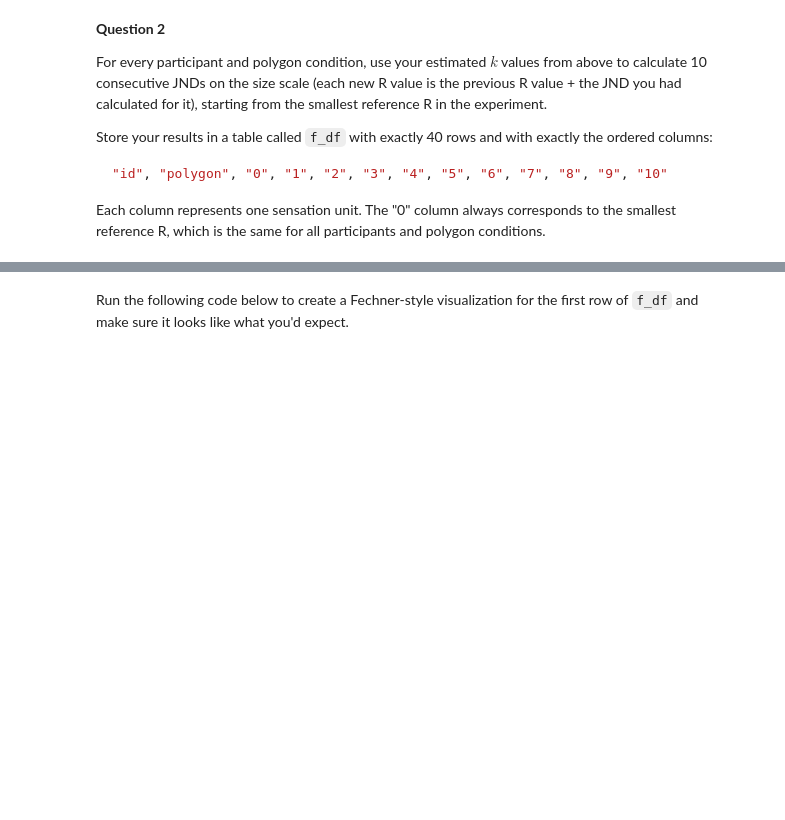
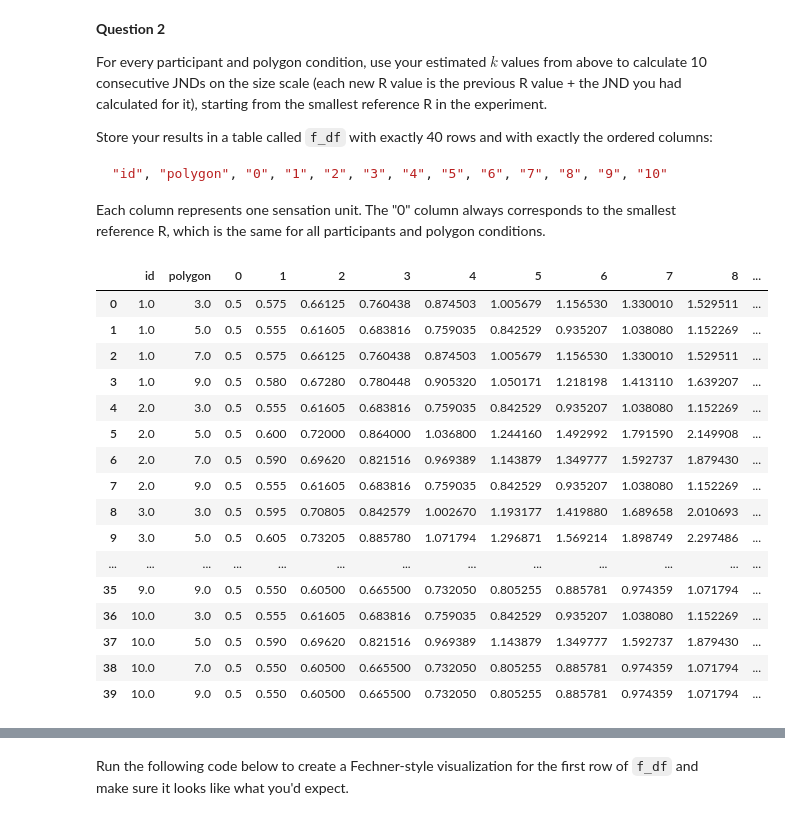
Before and after one commit to cros-nash/ds497, a Jupyter notebook: hw5/hw5.ipynb, the cells around one changed output, grey strips where cells are left out. Cells and saved outputs as stored; diff of their text form; code cells hidden in the pictures; blank space fills up the shorter version.

```diff
--- a/hw5/hw5.ipynb
+++ b/hw5/hw5.ipynb
@@ -60,0 +54,18 @@ k_df
+# %%
+# Your code here
+
+df = df.sort_values(['id', 'polygon', 'R']).reset_index(drop=True)
+df['prev'] = df.groupby(['id','polygon','R'])['correct'].shift(1)
+df['rev'] = (df['correct'] == 1) & (df['prev'] == 0)
+
+temp = (df[df['rev']].groupby(['id', 'polygon', 'R'], as_index=False)['Rc'].mean())
+
+temp['JND'] = temp['Rc'] - temp['R']
+
+temp['k'] = temp['JND'] / temp['R']
+
+jnd_df = (temp.groupby(['id', 'polygon'], as_index=False)['k'].mean())
+
+# Do not edit this code!
+k_df = jnd_df.sort_values(['id', 'polygon']).reset_index(drop=True)
+k_df
@@ -81,2 +105,49 @@ f_df
+# %%
+# Your code here
+
+rows = []
+
+for _, row in k_df.iterrows():
+    k = row["k"]
+
+    sizes = [0.5]
+
+    for _ in range(10):
+        next_size = sizes[-1] * (1 + k)
+        sizes.append(next_size)
+
+    row_dict = {
+        "id": row["id"],
+        "polygon": row["polygon"]
+    }
+
+    for j, size_val in enumerate(sizes):
+        row_dict[str(j)] = size_val
+
+    rows.append(row_dict)
+
+f_df = pd.DataFrame(rows)
+
+# Do not edit this code!
+f_df = f_df.sort_values(['id', 'polygon']).reset_index(drop=True)
+f_df
+# %% [output]
+|  | id | polygon | 0 | 1 | 2 | 3 | 4 | 5 | 6 | 7 | 8 | ... |
+| 0 | 1.0 | 3.0 | 0.5 | 0.575 | 0.66125 | 0.760438 | 0.874503 | 1.005679 | 1.156530 | 1.330010 | 1.529511 | ... |
+| 1 | 1.0 | 5.0 | 0.5 | 0.555 | 0.61605 | 0.683816 | 0.759035 | 0.842529 | 0.935207 | 1.038080 | 1.152269 | ... |
+| 2 | 1.0 | 7.0 | 0.5 | 0.575 | 0.66125 | 0.760438 | 0.874503 | 1.005679 | 1.156530 | 1.330010 | 1.529511 | ... |
+| 3 | 1.0 | 9.0 | 0.5 | 0.580 | 0.67280 | 0.780448 | 0.905320 | 1.050171 | 1.218198 | 1.413110 | 1.639207 | ... |
+| 4 | 2.0 | 3.0 | 0.5 | 0.555 | 0.61605 | 0.683816 | 0.759035 | 0.842529 | 0.935207 | 1.038080 | 1.152269 | ... |
+| 5 | 2.0 | 5.0 | 0.5 | 0.600 | 0.72000 | 0.864000 | 1.036800 | 1.244160 | 1.492992 | 1.791590 | 2.149908 | ... |
+| 6 | 2.0 | 7.0 | 0.5 | 0.590 | 0.69620 | 0.821516 | 0.969389 | 1.143879 | 1.349777 | 1.592737 | 1.879430 | ... |
+| 7 | 2.0 | 9.0 | 0.5 | 0.555 | 0.61605 | 0.683816 | 0.759035 | 0.842529 | 0.935207 | 1.038080 | 1.152269 | ... |
+| 8 | 3.0 | 3.0 | 0.5 | 0.595 | 0.70805 | 0.842579 | 1.002670 | 1.193177 | 1.419880 | 1.689658 | 2.010693 | ... |
+| 9 | 3.0 | 5.0 | 0.5 | 0.605 | 0.73205 | 0.885780 | 1.071794 | 1.296871 | 1.569214 | 1.898749 | 2.297486 | ... |
+| ... | ... | ... | ... | ... | ... | ... | ... | ... | ... | ... | ... | ... |
+| 35 | 9.0 | 9.0 | 0.5 | 0.550 | 0.60500 | 0.665500 | 0.732050 | 0.805255 | 0.885781 | 0.974359 | 1.071794 | ... |
+| 36 | 10.0 | 3.0 | 0.5 | 0.555 | 0.61605 | 0.683816 | 0.759035 | 0.842529 | 0.935207 | 1.038080 | 1.152269 | ... |
+| 37 | 10.0 | 5.0 | 0.5 | 0.590 | 0.69620 | 0.821516 | 0.969389 | 1.143879 | 1.349777 | 1.592737 | 1.879430 | ... |
+| 38 | 10.0 | 7.0 | 0.5 | 0.550 | 0.60500 | 0.665500 | 0.732050 | 0.805255 | 0.885781 | 0.974359 | 1.071794 | ... |
+| 39 | 10.0 | 9.0 | 0.5 | 0.550 | 0.60500 | 0.665500 | 0.732050 | 0.805255 | 0.885781 | 0.974359 | 1.071794 | ... |
 # %%
 grader.check("q2")
```
Also changed, not shown: parts of 6 cells of this notebook, 2 other files.
